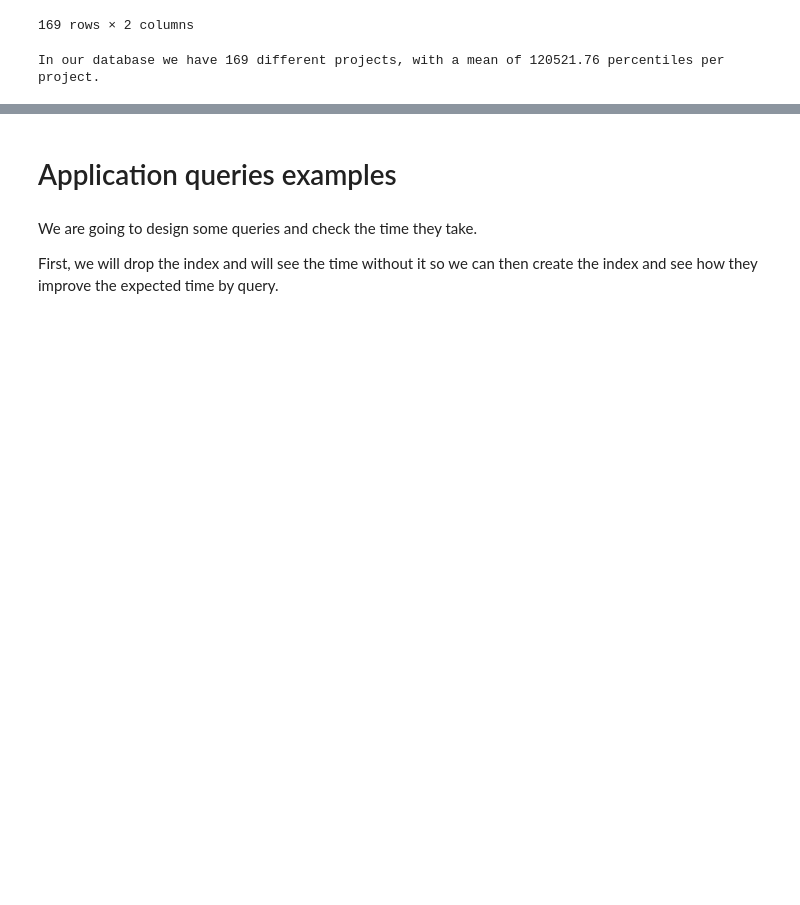
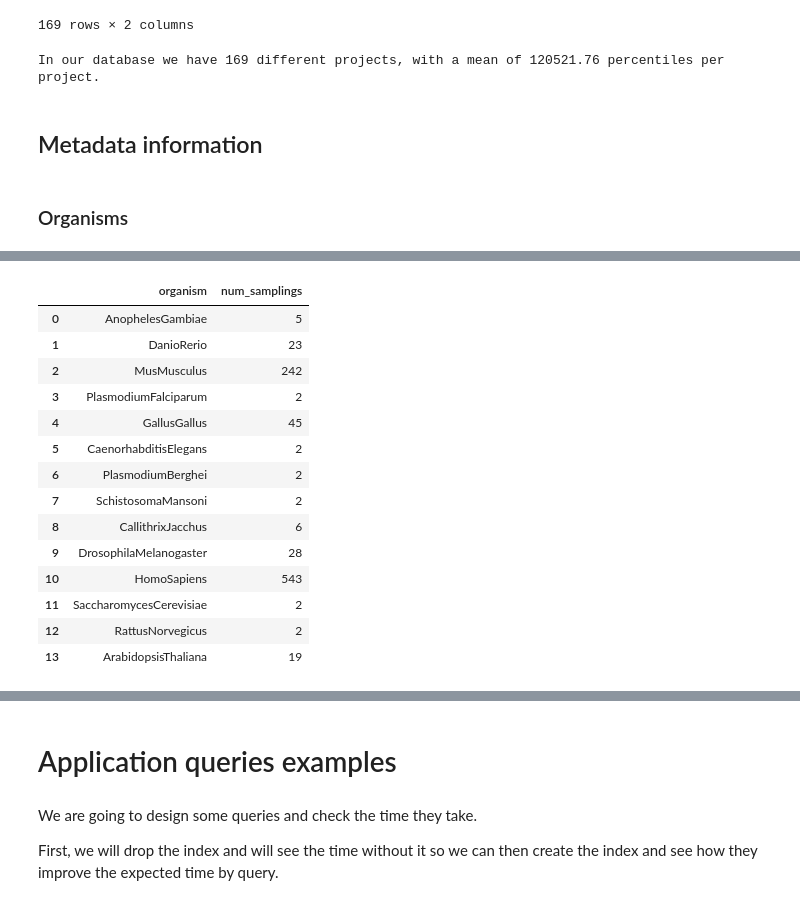
Before and after one commit to edusalcas/single-cell-repo, a Jupyter notebook: Experiments/Database/Percentile_queries.ipynb, the cells around one changed output, grey strips where cells are left out. Cells and saved outputs as stored; diff of their text form; code cells hidden in the pictures; blank space fills up the shorter version.

```diff
--- a/Experiments/Database/Percentile_queries.ipynb
+++ b/Experiments/Database/Percentile_queries.ipynb
@@ -32,0 +34,13 @@ Wall time: 27.8 ms
+# %%
+query_n_percentiles1 = "SELECT COUNT(*) FROM percentiles;"
+query_n_percentiles2 = "SELECT COUNT(id) FROM percentiles;"
+
+with PostgresConnection() as conn:
+    cur = conn.cursor()
+
+    print("Querying number of percentiles")
+    %time cur.execute(query_n_percentiles1)
+    %time cur.execute(query_n_percentiles2)
+
+    # close communication with the PostgreSQL database server
+    cur.close()
@@ -373,3 +393,23 @@ Wall time: 5.44 s
 print(f"In our database we have {len(percentiles)} different projects, with a mean of {percentiles['num_percentiles'].mean():.2f} percentiles per project.")
 # %% [output]
 In our database we have 169 different projects, with a mean of 120521.76 percentiles per project.
+# %% [markdown]
+## Metadata information
+# %% [markdown]
+### Organisms
+# %%
+query_percentile = f"""
+    SELECT
+        metadata->>'organism' AS organism,
+        COUNT(*) AS num_samplings
+    FROM
+        percentil_groups
+    GROUP BY
+        metadata->>'organism';
+"""
+
+with PostgresConnection() as conn:
+    %time organism_samplings = pd.read_sql_query(query_percentile, conn)
+
+organism_samplings
+# %% [output]
@@ -375,0 +418,15 @@ In our database we have 169 different projects, with a mean of 120521.76 percent
+|  | organism | num_samplings |
+| 0 | AnophelesGambiae | 5 |
+| 1 | DanioRerio | 23 |
+| 2 | MusMusculus | 242 |
+| 3 | PlasmodiumFalciparum | 2 |
+| 4 | GallusGallus | 45 |
+| 5 | CaenorhabditisElegans | 2 |
+| 6 | PlasmodiumBerghei | 2 |
+| 7 | SchistosomaMansoni | 2 |
+| 8 | CallithrixJacchus | 6 |
+| 9 | DrosophilaMelanogaster | 28 |
+| 10 | HomoSapiens | 543 |
+| 11 | SaccharomycesCerevisiae | 2 |
+| 12 | RattusNorvegicus | 2 |
+| 13 | ArabidopsisThaliana | 19 |
```
Also changed, not shown: parts of 23 cells of this notebook, 4 other files.
